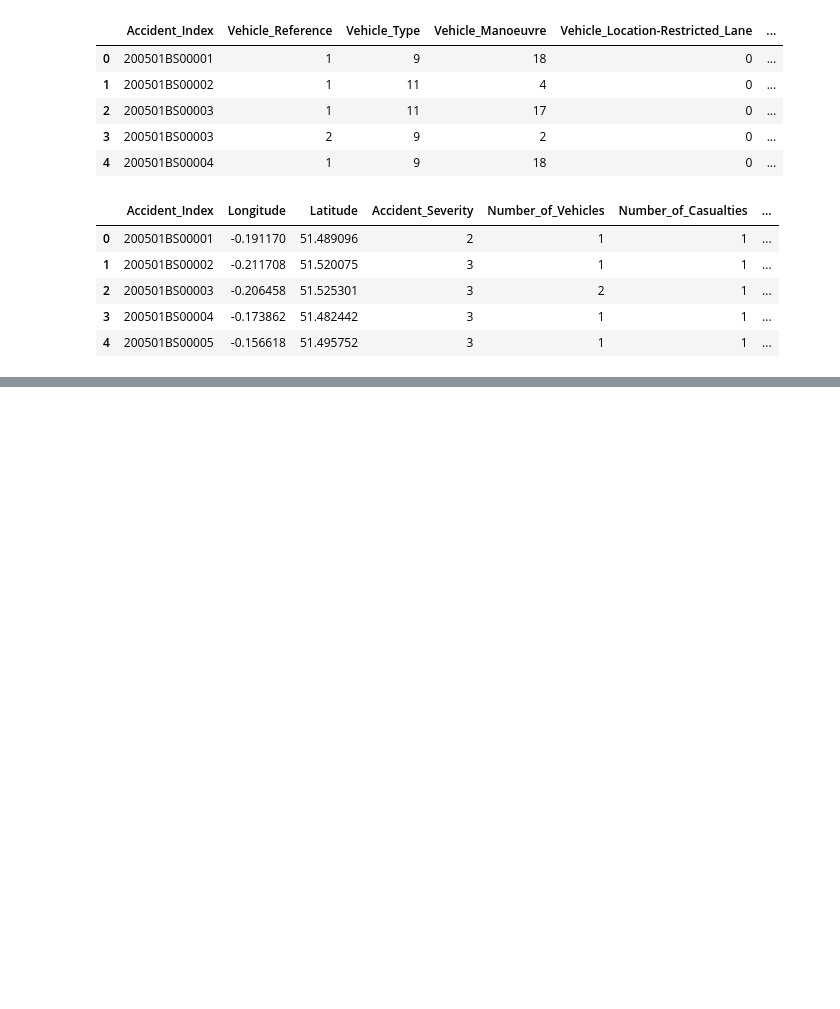
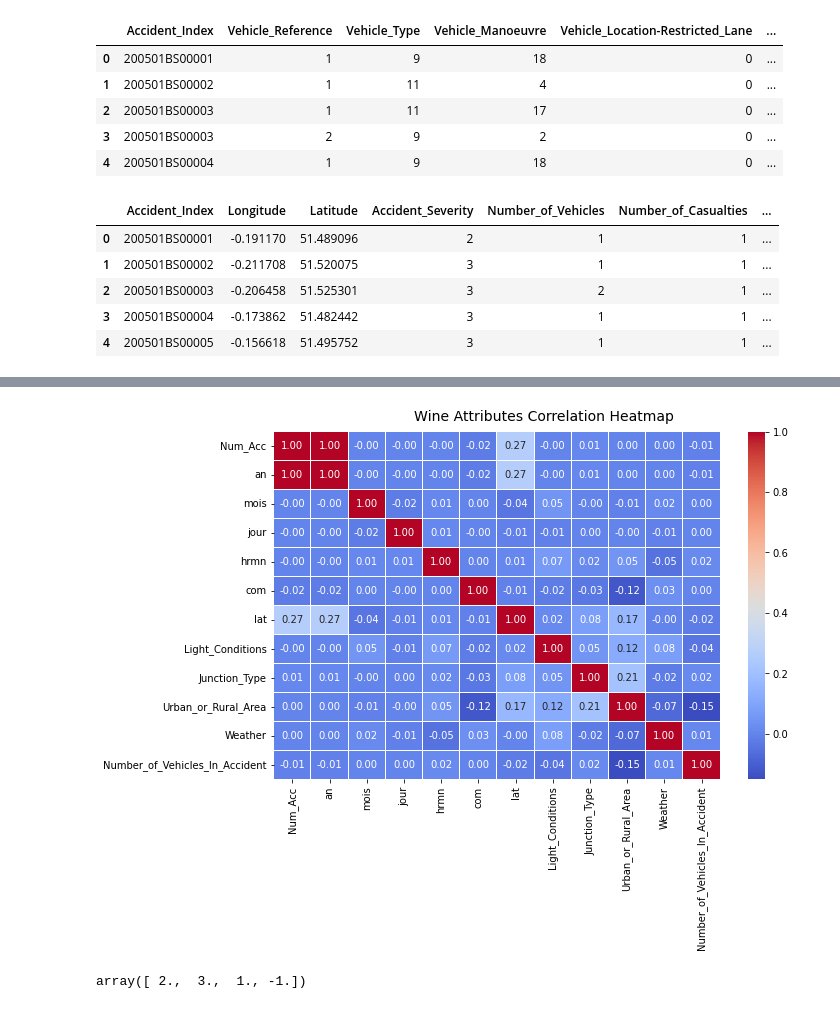
Before and after one commit to JotaCruz20/SGD2, a Jupyter notebook: 2º Projeto.ipynb, the cells around one changed output, grey strips where cells are left out. Cells and saved outputs as stored; diff of their text form; code cells hidden in the pictures; blank space fills up the shorter version.

```diff
--- a/2º Projeto.ipynb
+++ b/2º Projeto.ipynb
@@ -1059,0 +1072,13 @@ array([nan,  3.,  1.,  9., 11., 10.,  7.,  8.])
+# %%
+f, ax = plt.subplots(figsize=(10, 6))
+corr = accidentsFR.corr()
+hm = sns.heatmap(round(corr,2), annot=True, ax=ax, cmap="coolwarm",fmt='.2f',
+            linewidths=.05)
+f.subplots_adjust(top=0.93)
+t= f.suptitle('Wine Attributes Correlation Heatmap', fontsize=14)
+# %% [output]
+[figure, added]
+# %%
+accidentsUK['Type_of_Road'].unique()
+# %% [output]
+array([ 2.,  3.,  1., -1.])
```
Also changed, not shown: parts of 3 cells of this notebook.
